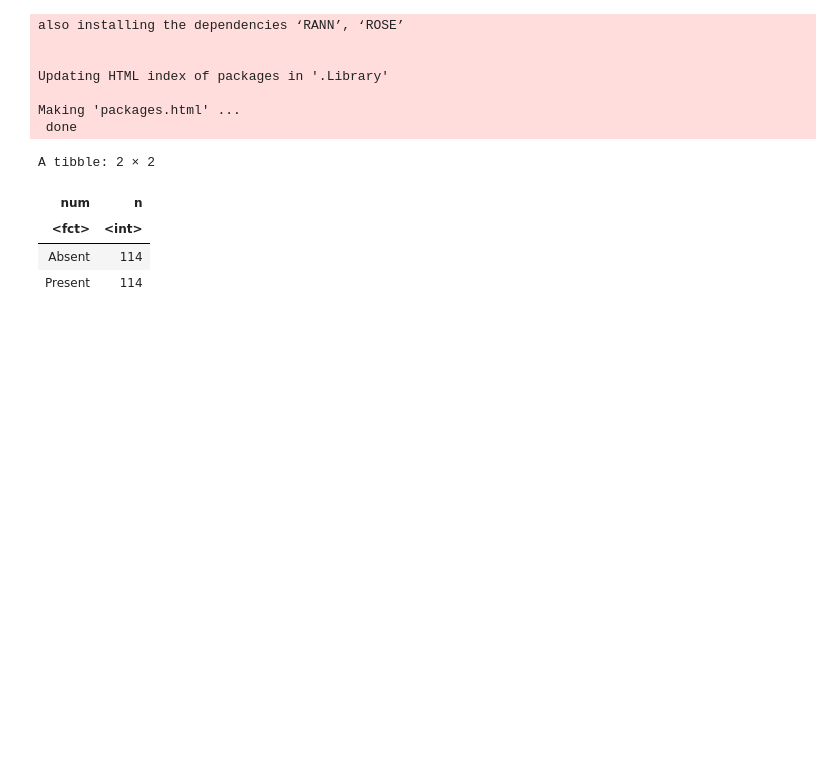
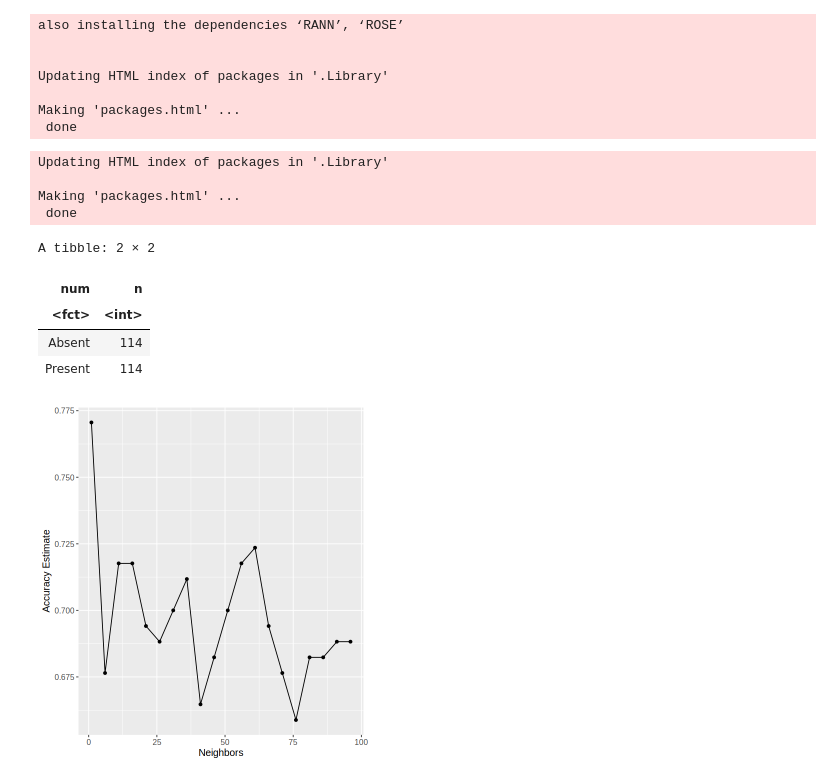
Before and after one commit to RachelCSmith/DSCI_project, a Jupyter notebook: Project_Report_Group41.ipynb, the cells around one changed output. Cells and saved outputs as stored; diff of their text form; code cells hidden in the pictures; blank space fills up the shorter version.

Commit message:
Rachel - Choosing K Draft

```diff
--- a/Project_Report_Group41.ipynb
+++ b/Project_Report_Group41.ipynb
@@ -131,3 +140,10 @@ Making 'packages.html' ...
  done
 # %%
 library(themis)
+# %%
+install.packages("kknn")
+# %% [output]
+Updating HTML index of packages in '.Library'
+
+Making 'packages.html' ...
+ done
@@ -134,28 +152,56 @@ library(themis)
 # %%
+#Balancing the Data
 cleveland_recipe <- recipe(num ~., data = filtered_data) |>
 step_upsample(num, over_ratio = 1, skip = FALSE) |>
 prep()
 
 upsampled_cleveland <- bake(cleveland_recipe, filtered_data)
 upsampled_cleveland |>
 group_by(num) |>
 summarize(n = n())
 
-knn_spec <- nearest_neighbor(weight_func = "rectangular", neighbors = tune()) |>
-set_engine("kknn") |>
-set_mode("classification")
-
+#Splitting training and testing data
 set.seed(9)
 cleveland_split<-initial_split(upsampled_cleveland,prop=0.75,strata=num)
 cleveland_train<-training(cleveland_split)
 cleveland_test<-testing(cleveland_split)
 
+#Standardizing the data
 cleveland_recipe_scale <- recipe(num ~., data = cleveland_train)|>
 step_scale(all_predictors()) |>
 step_center(all_predictors())
+
+#Nearest Neighbors
+knn_spec <- nearest_neighbor(weight_func = "rectangular", neighbors = tune()) |>
+set_engine("kknn") |>
+set_mode("classification")
+
+#Cross Validation (what number of folds should we do here?)
+cleveland_vfold <- vfold_cv(cleveland_train, v = 5, strata = num)
+
+k_vals <- tibble(neighbors = seq(from = 1, to = 100, by = 5))
+
+knn_results <- workflow() |>
+add_recipe(cleveland_recipe_scale) |>
+add_model(knn_spec) |>
+tune_grid(resamples = cleveland_vfold, grid = k_vals) |>
+collect_metrics()
+
+accuracies <- knn_results |>
+filter(.metric == "accuracy")
+
+#Plot for choosing K
+accuracy_vs_k <- ggplot(accuracies, aes(x = neighbors, y = mean)) +
+geom_point() +
+geom_line() +
+labs(x = "Neighbors", y = "Accuracy Estimate") +
+theme(text = element_text(size = 12))
+
+accuracy_vs_k
 # %% [output]
 A tibble: 2 × 2
 | num | n |
 | <fct> | <int> |
 | Absent | 114 |
 | Present | 114 |
+[figure, added]
```
Also changed, not shown: parts of 3 cells of this notebook.
